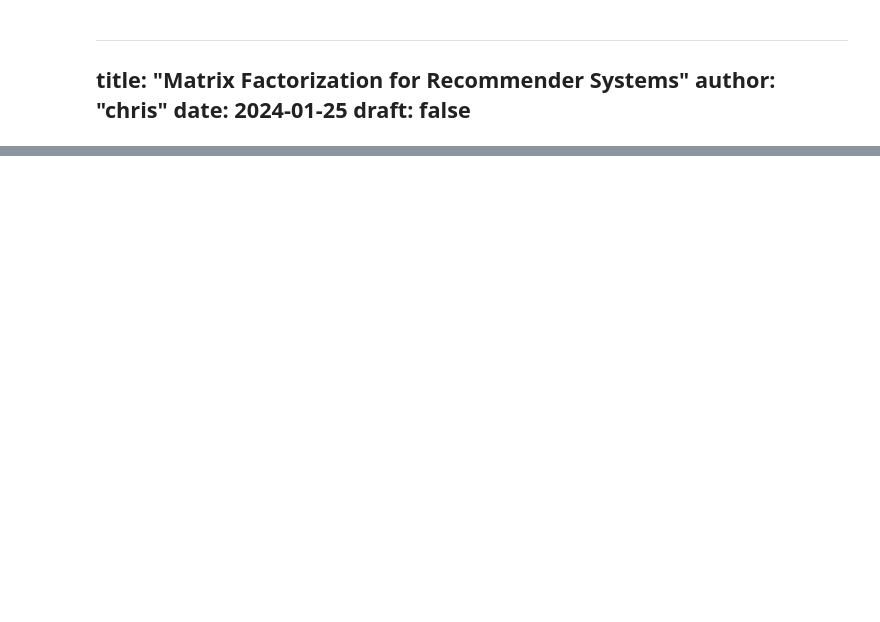
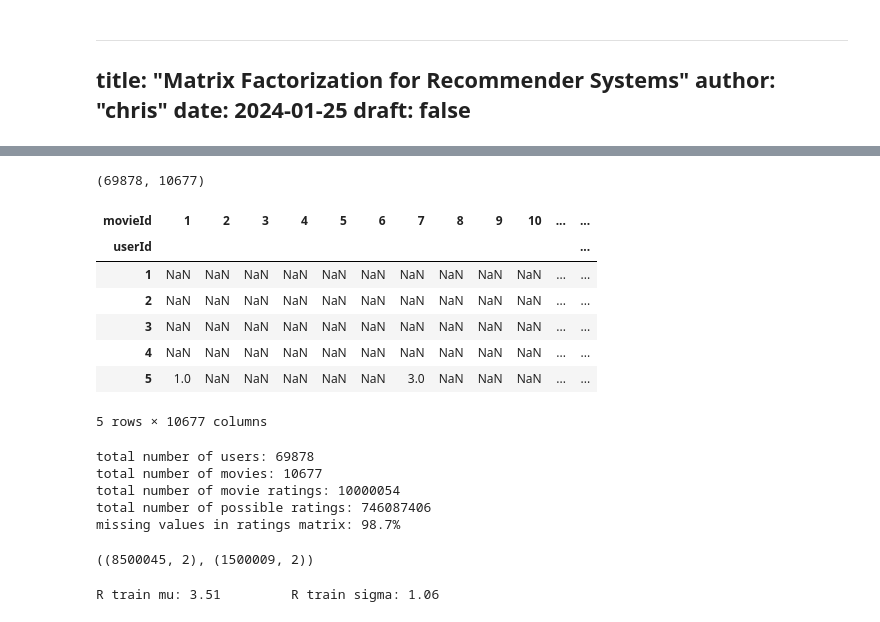
Before and after one commit to cbhyphen/cbhyphen.github.io, a Jupyter notebook: posts/matrix-factorization/matrix_factorization.ipynb, the cells around one changed output, grey strips where cells are left out. Saved outputs shown, nothing was run; the diff lists cells and outputs as text; code cells hidden in the pictures; blank space fills up the shorter version.

```diff
--- a/posts/matrix-factorization/matrix_factorization.ipynb
+++ b/posts/matrix-factorization/matrix_factorization.ipynb
@@ -132,0 +125,12 @@ now we can perform alternating least squares optimization which entails updating
+# %%
+import pandas as pd
+
+# ratings_df = pd.read_csv("./ml-latest-small/ratings.csv")
+ratings_df = pd.read_csv(
+    "./ml-10M100K/ratings.dat",
+    sep="::",
+    header=None,
+    names=["userId", "movieId", "rating", "timestamp"]
+)
+print(ratings_df.shape)
+ratings_df.head()
@@ -132,0 +160,16 @@ now we can perform alternating least squares optimization which entails updating
+# %%
+# remove timestamp and create ratings matrix
+ratings_df.drop("timestamp", axis=1, inplace=True)
+R = ratings_df.pivot(index='userId', columns='movieId', values='rating')
+print(R.shape)
+R.head()
+# %% [output]
+(69878, 10677)
+| movieId | 1 | 2 | 3 | 4 | 5 | 6 | 7 | 8 | 9 | 10 | ... | ... |
+| userId |  |  |  |  |  |  |  |  |  |  |  | ... |
+| 1 | NaN | NaN | NaN | NaN | NaN | NaN | NaN | NaN | NaN | NaN | ... | ... |
+| 2 | NaN | NaN | NaN | NaN | NaN | NaN | NaN | NaN | NaN | NaN | ... | ... |
+| 3 | NaN | NaN | NaN | NaN | NaN | NaN | NaN | NaN | NaN | NaN | ... | ... |
+| 4 | NaN | NaN | NaN | NaN | NaN | NaN | NaN | NaN | NaN | NaN | ... | ... |
+| 5 | 1.0 | NaN | NaN | NaN | NaN | NaN | 3.0 | NaN | NaN | NaN | ... | ... |
+5 rows × 10677 columns
@@ -132,0 +185,31 @@ now we can perform alternating least squares optimization which entails updating
+# %%
+# ratio missing values
+n, m = R.shape
+nans = np.isnan(R).sum()
+num_ratings = m * n - nans
+
+print(f"total number of users: {n}")
+print(f"total number of movies: {m}")
+print(f"total number of movie ratings: {num_ratings}")
+print(f"total number of possible ratings: {n * m}")
+print(f"missing values in ratings matrix: {100 * round(nans / (m * n), 3)}%")
+# %% [output]
+total number of users: 69878
+total number of movies: 10677
+total number of movie ratings: 10000054
+total number of possible ratings: 746087406
+missing values in ratings matrix: 98.7%
+# %%
+# indices of ratings
+rating_idxs = np.argwhere(np.isfinite(R))  # 2D array [[i ,j], ...]
+
+# randomly select 20% of rating indices to keep as test
+train_slice = np.random.choice(num_ratings, size=int(num_ratings * 0.85), replace=False)
+test_slice = np.setdiff1d(np.arange(num_ratings), train_slice)
+
+train_idxs = rating_idxs[train_slice, :]
+test_idxs = rating_idxs[test_slice, :]
+
+train_idxs.shape, test_idxs.shape
+# %% [output]
+((8500045, 2), (1500009, 2))
@@ -132,0 +224,12 @@ now we can perform alternating least squares optimization which entails updating
+# %%
+# normalizing the training data to zero mean and sigma of 1 for simplicity
+ii_train = train_idxs[:, 0].flatten()
+jj_train = train_idxs[:, 1].flatten()
+
+R_train_mu = R_train[ii_train, jj_train].mean()
+R_train_sigma = R_train[ii_train, jj_train].std()
+R_train = (R_train - R_train_mu) / R_train_sigma
+
+print(f"R train mu: {round(R_train_mu, 2)}\t R train sigma: {round(R_train_sigma, 2)}")
+# %% [output]
+R train mu: 3.51         R train sigma: 1.06
```
Also changed, not shown: parts of 19 cells of this notebook, 4 other files.
